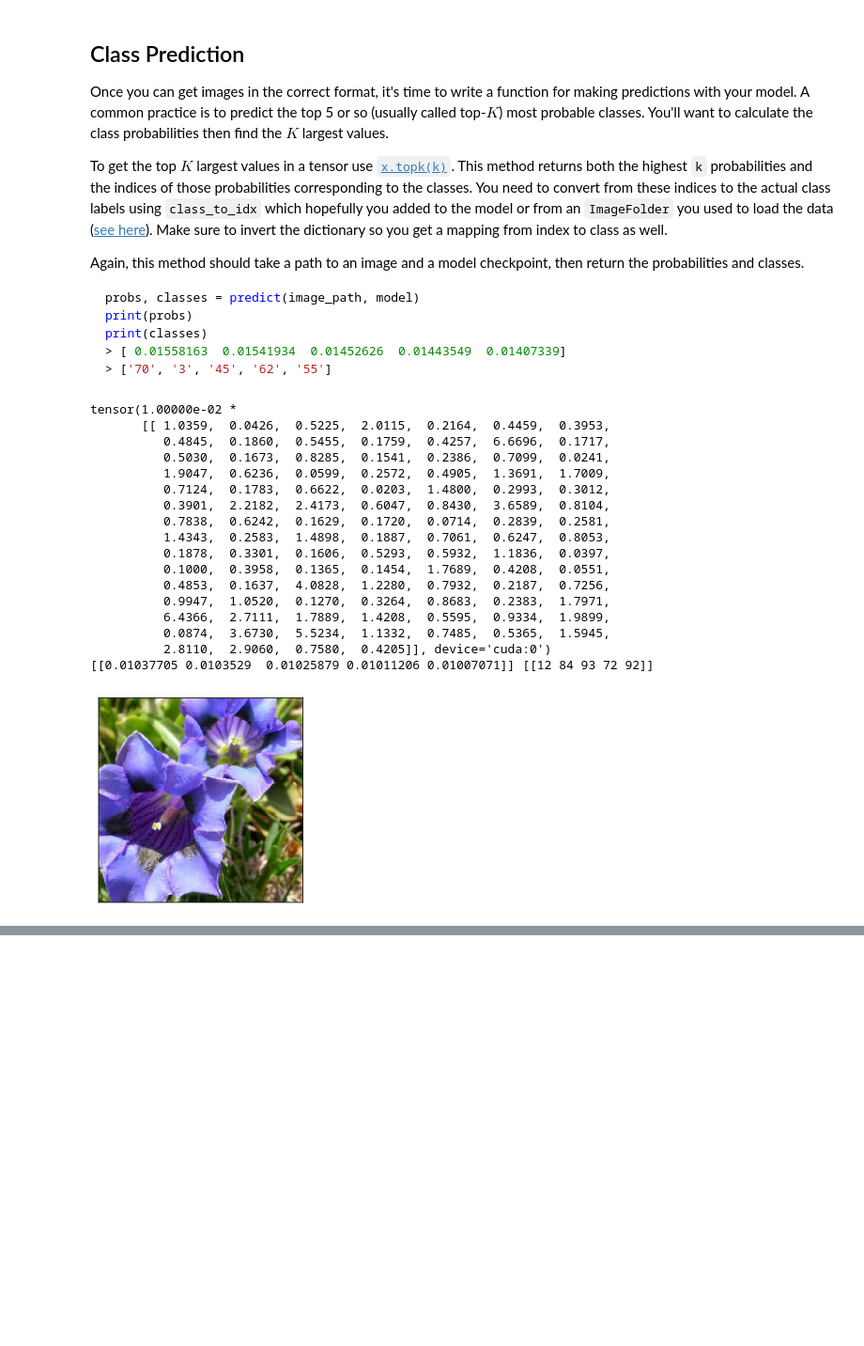
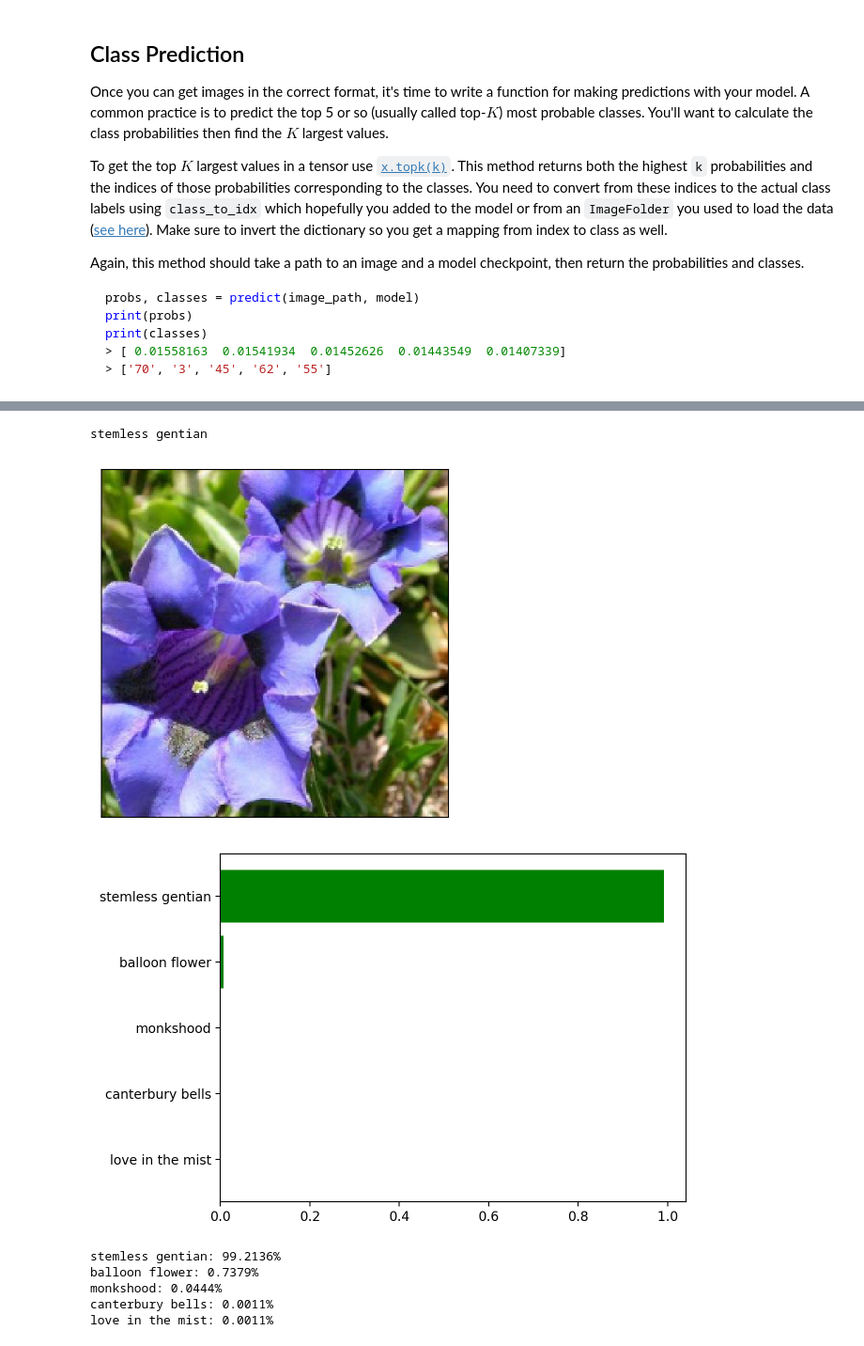
Before and after one commit to ahmetcetin/image-classifier-udacity, a Jupyter notebook: Image Classifier Project.ipynb, the cells around one changed output, grey strips where cells are left out. Shown at 94% size. Cells and saved outputs as stored; diff of their text form; code cells hidden in the pictures; blank space fills up the shorter version.

```diff
--- a/Image Classifier Project.ipynb
+++ b/Image Classifier Project.ipynb
@@ -293,6 +310,11 @@ def load_checkpoint():
 #         state = torch.load(selected_model + '.mdl')
     model.load_state_dict(state['state_dict'])
     optimizer.load_state_dict(state['optimizer'])
-    print(state['class_to_idx'])
 
-load_checkpoint()
+    class_to_idx = state['class_to_idx']
+    class_to_idx = {str(x):str(y) for x,y in class_to_idx.items()}
+    idx_to_class = {y:x for x,y in class_to_idx.items()}
+
+    return class_to_idx, idx_to_class
+
+class_to_idx, idx_to_class = load_checkpoint()
@@ -421,36 +441,14 @@ def predict(image_path, model, topk=5):
     image = torch.unsqueeze(image, 0)
     image = image.to(device).float()
     result = model(Variable(image))
-    print(result)
-#     result = torch.exp(result)
     result = F.softmax(result, dim=1)
     result = result.cpu()
     probs, classes = result.topk(topk)
-    probs, classes = probs.detach().numpy(), classes.detach().numpy()
-    print(probs, classes)
+    probs, classes = probs.detach().numpy()[0], classes.detach().numpy()[0]
+    return probs, classes
 
-    # TODO: Implement the code to predict the class from an image file
-
-predict('flowers/test/28/image_05230.jpg', model)
+def get_class_name(idx):
+    return cat_to_name[idx_to_class[str(idx)]]
-# %% [output]
-tensor(1.00000e-02 *
-       [[ 1.0359,  0.0426,  0.5225,  2.0115,  0.2164,  0.4459,  0.3953,
-          0.4845,  0.1860,  0.5455,  0.1759,  0.4257,  6.6696,  0.1717,
-          0.5030,  0.1673,  0.8285,  0.1541,  0.2386,  0.7099,  0.0241,
-          1.9047,  0.6236,  0.0599,  0.2572,  0.4905,  1.3691,  1.7009,
-          0.7124,  0.1783,  0.6622,  0.0203,  1.4800,  0.2993,  0.3012,
-          0.3901,  2.2182,  2.4173,  0.6047,  0.8430,  3.6589,  0.8104,
-          0.7838,  0.6242,  0.1629,  0.1720,  0.0714,  0.2839,  0.2581,
-          1.4343,  0.2583,  1.4898,  0.1887,  0.7061,  0.6247,  0.8053,
-          0.1878,  0.3301,  0.1606,  0.5293,  0.5932,  1.1836,  0.0397,
-          0.1000,  0.3958,  0.1365,  0.1454,  1.7689,  0.4208,  0.0551,
-          0.4853,  0.1637,  4.0828,  1.2280,  0.7932,  0.2187,  0.7256,
-          0.9947,  1.0520,  0.1270,  0.3264,  0.8683,  0.2383,  1.7971,
-          6.4366,  2.7111,  1.7889,  1.4208,  0.5595,  0.9334,  1.9899,
-          0.0874,  3.6730,  5.5234,  1.1332,  0.7485,  0.5365,  1.5945,
-          2.8110,  2.9060,  0.7580,  0.4205]], device='cuda:0')
-[[0.01037705 0.0103529  0.01025879 0.01011206 0.01007071]] [[12 84 93 72 92]]
-[figure, removed]
 # %% [markdown]
 ## Sanity Checking
 
@@ -463,0 +460,31 @@ You can convert from the class integer encoding to actual flower names with the
+# %%
+# TODO: Display an image along with the top 5 classes
+probs, classes = predict('flowers/test/28/image_05230.jpg', model)
+print(get_class_name(classes[0]))
+class_names = [get_class_name(x) for x in classes]
+
+plt.rcdefaults()
+fig, ax = plt.subplots()
+y_pos = np.arange(len(class_names))
+
+ax.barh(y_pos, probs, align='center',
+        color='green', ecolor='black')
+ax.set_yticks(y_pos)
+ax.set_yticklabels(class_names)
+ax.invert_yaxis()  # labels read top-to-bottom
+
+plt.show()
+
+# print(zip(class_names, probs))
+
+for a,b in zip(class_names, probs):
+    print("{}: {:.4%}".format(a, b))
+# %% [output]
+stemless gentian
+[figure, added]
+[figure, added]
+stemless gentian: 99.2136%
+balloon flower: 0.7379%
+monkshood: 0.0444%
+canterbury bells: 0.0011%
+love in the mist: 0.0011%
```
Also changed, not shown: parts of 6 cells of this notebook, 1 other file.
